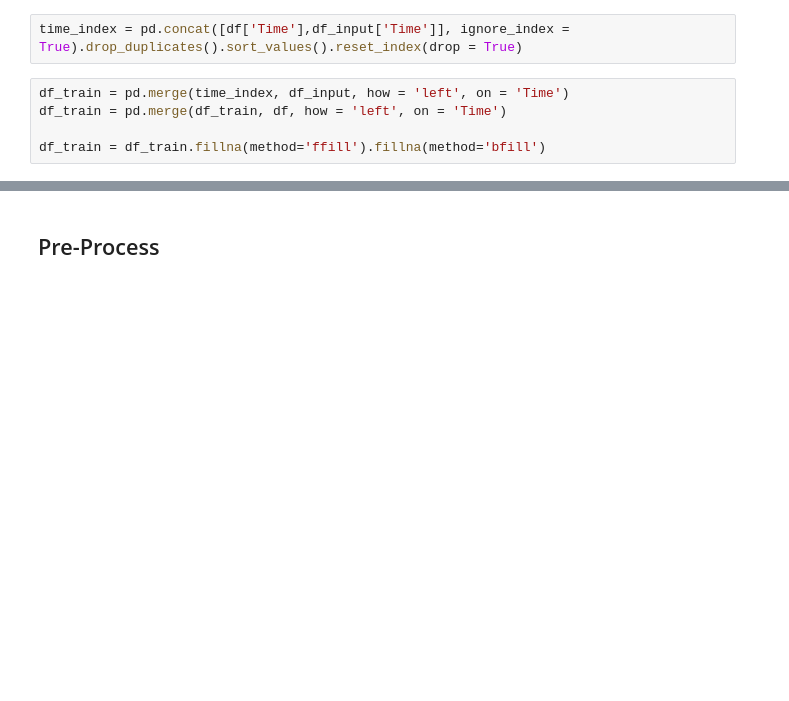
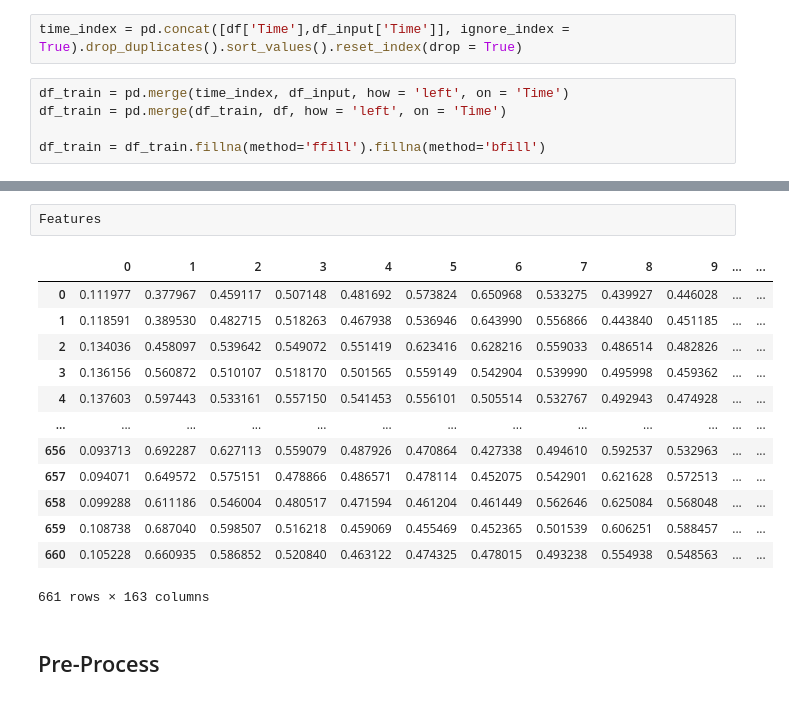
Before and after one commit to beltrewilton/mspconv_ftlab, a Jupyter notebook: notebooks/Model - Validations.ipynb, the cells around one changed output, grey strips where cells are left out. Saved outputs shown, nothing was run; the diff lists cells and outputs as text; blank space fills up the shorter version.

```diff
--- a/notebooks/Model - Validations.ipynb
+++ b/notebooks/Model - Validations.ipynb
@@ -122,3 +124,19 @@ print(end - start)
+# %%
+Features
+# %% [output]
+|  | 0 | 1 | 2 | 3 | 4 | 5 | 6 | 7 | 8 | 9 | ... | ... |
+| 0 | 0.111977 | 0.377967 | 0.459117 | 0.507148 | 0.481692 | 0.573824 | 0.650968 | 0.533275 | 0.439927 | 0.446028 | ... | ... |
+| 1 | 0.118591 | 0.389530 | 0.482715 | 0.518263 | 0.467938 | 0.536946 | 0.643990 | 0.556866 | 0.443840 | 0.451185 | ... | ... |
+| 2 | 0.134036 | 0.458097 | 0.539642 | 0.549072 | 0.551419 | 0.623416 | 0.628216 | 0.559033 | 0.486514 | 0.482826 | ... | ... |
+| 3 | 0.136156 | 0.560872 | 0.510107 | 0.518170 | 0.501565 | 0.559149 | 0.542904 | 0.539990 | 0.495998 | 0.459362 | ... | ... |
+| 4 | 0.137603 | 0.597443 | 0.533161 | 0.557150 | 0.541453 | 0.556101 | 0.505514 | 0.532767 | 0.492943 | 0.474928 | ... | ... |
+| ... | ... | ... | ... | ... | ... | ... | ... | ... | ... | ... | ... | ... |
+| 656 | 0.093713 | 0.692287 | 0.627113 | 0.559079 | 0.487926 | 0.470864 | 0.427338 | 0.494610 | 0.592537 | 0.532963 | ... | ... |
+| 657 | 0.094071 | 0.649572 | 0.575151 | 0.478866 | 0.486571 | 0.478114 | 0.452075 | 0.542901 | 0.621628 | 0.572513 | ... | ... |
+| 658 | 0.099288 | 0.611186 | 0.546004 | 0.480517 | 0.471594 | 0.461204 | 0.461449 | 0.562646 | 0.625084 | 0.568048 | ... | ... |
+| 659 | 0.108738 | 0.687040 | 0.598507 | 0.516218 | 0.459069 | 0.455469 | 0.452365 | 0.501539 | 0.606251 | 0.588457 | ... | ... |
+| 660 | 0.105228 | 0.660935 | 0.586852 | 0.520840 | 0.463122 | 0.474325 | 0.478015 | 0.493238 | 0.554938 | 0.548563 | ... | ... |
+661 rows × 163 columns
 # %% [markdown]
 ## Pre-Process
 # %%
```
Also changed, not shown: parts of 8 cells of this notebook, 7 other files.
